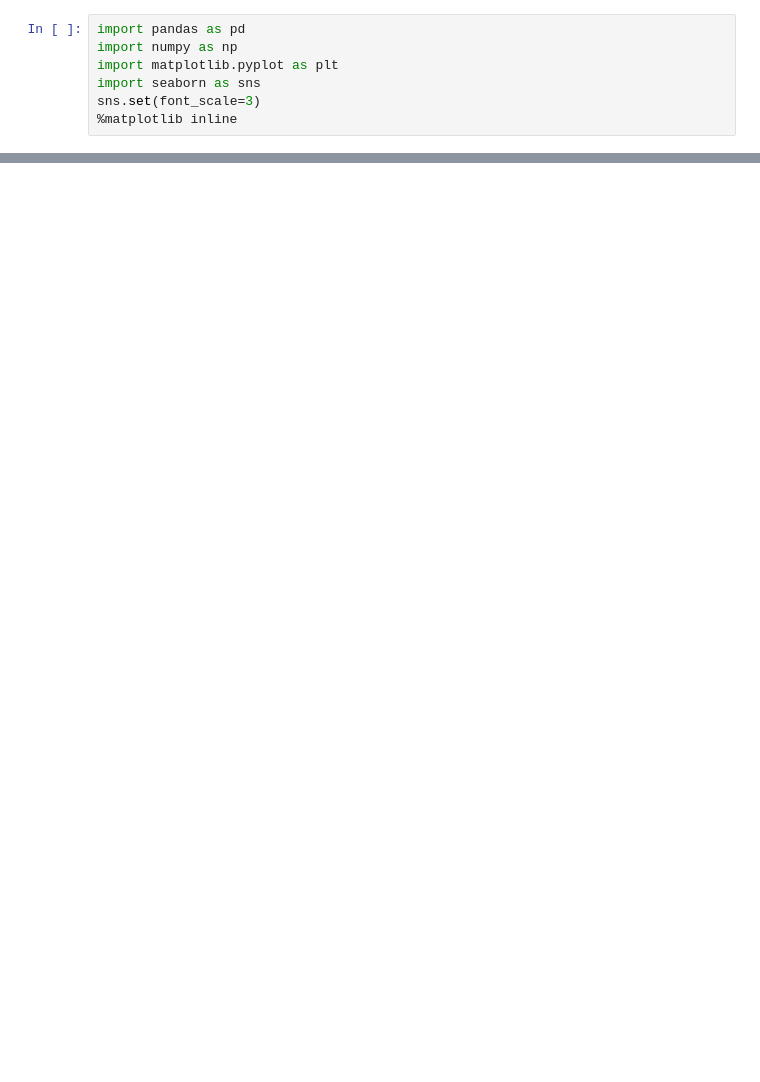
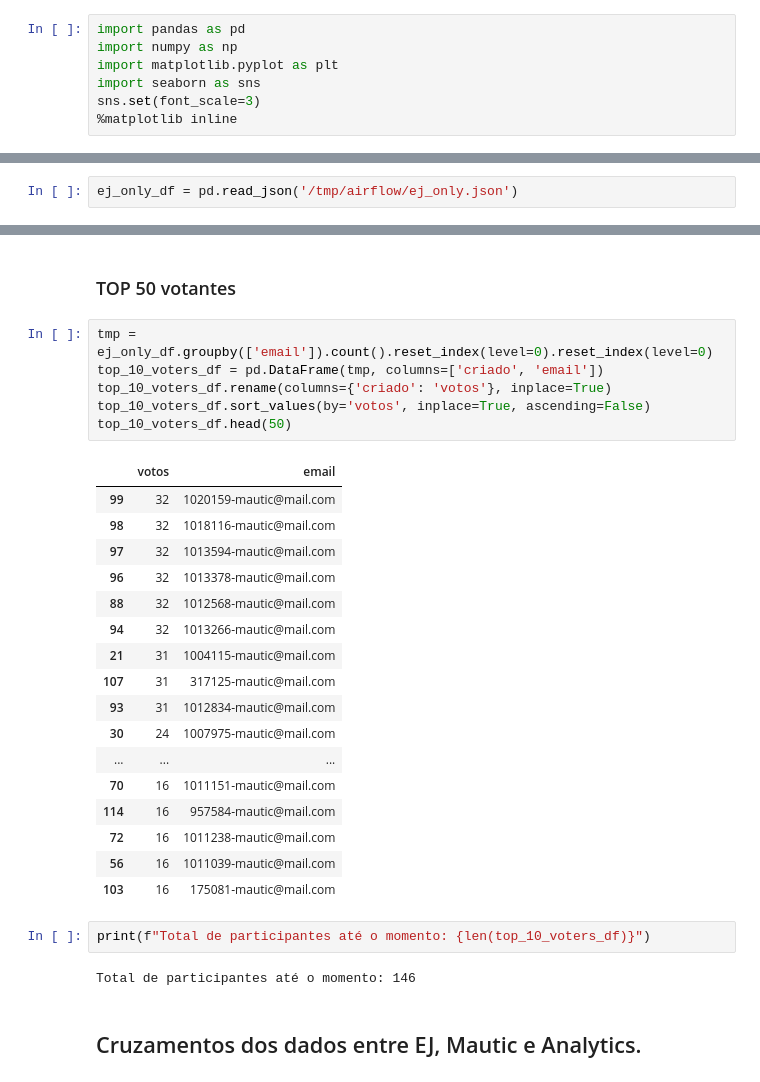
Before and after one commit to cidadedemocratica/airflow, a Jupyter notebook: src/ej/osf.ipynb, the cells around one changed output, grey strips where cells are left out. Drawn from its saved outputs; the diff is of its cells as text; blank space fills up the shorter version.

Commit message:
Include on jupyter EJ only analysis.
	- closes cidadedemocratica/ej-server#117

```diff
--- a/src/ej/osf.ipynb
+++ b/src/ej/osf.ipynb
@@ -144,0 +12,2 @@ Dos usuários que votaram a partir do dia 27, quantos votaram antes do dia 26: 0
+# %%
+ej_only_df = pd.read_json('/tmp/airflow/ej_only.json')
@@ -144,0 +106,32 @@ Dos usuários que votaram a partir do dia 27, quantos votaram antes do dia 26: 0
+# %% [markdown]
+### TOP 50 votantes
+# %%
+tmp = ej_only_df.groupby(['email']).count().reset_index(level=0).reset_index(level=0)
+top_10_voters_df = pd.DataFrame(tmp, columns=['criado', 'email'])
+top_10_voters_df.rename(columns={'criado': 'votos'}, inplace=True)
+top_10_voters_df.sort_values(by='votos', inplace=True, ascending=False)
+top_10_voters_df.head(50)
+# %% [output]
+|  | votos | email |
+| 99 | 32 | 1020159-mautic@mail.com |
+| 98 | 32 | 1018116-mautic@mail.com |
+| 97 | 32 | 1013594-mautic@mail.com |
+| 96 | 32 | 1013378-mautic@mail.com |
+| 88 | 32 | 1012568-mautic@mail.com |
+| 94 | 32 | 1013266-mautic@mail.com |
+| 21 | 31 | 1004115-mautic@mail.com |
+| 107 | 31 | 317125-mautic@mail.com |
+| 93 | 31 | 1012834-mautic@mail.com |
+| 30 | 24 | 1007975-mautic@mail.com |
+| ... | ... | ... |
+| 70 | 16 | 1011151-mautic@mail.com |
+| 114 | 16 | 957584-mautic@mail.com |
+| 72 | 16 | 1011238-mautic@mail.com |
+| 56 | 16 | 1011039-mautic@mail.com |
+| 103 | 16 | 175081-mautic@mail.com |
+# %%
+print(f"Total de participantes até o momento: {len(top_10_voters_df)}")
+# %% [output]
+Total de participantes até o momento: 146
+# %% [markdown]
+## Cruzamentos dos dados entre EJ, Mautic e Analytics.
```
Also changed, not shown: parts of 51 cells of this notebook, 4 other files.
